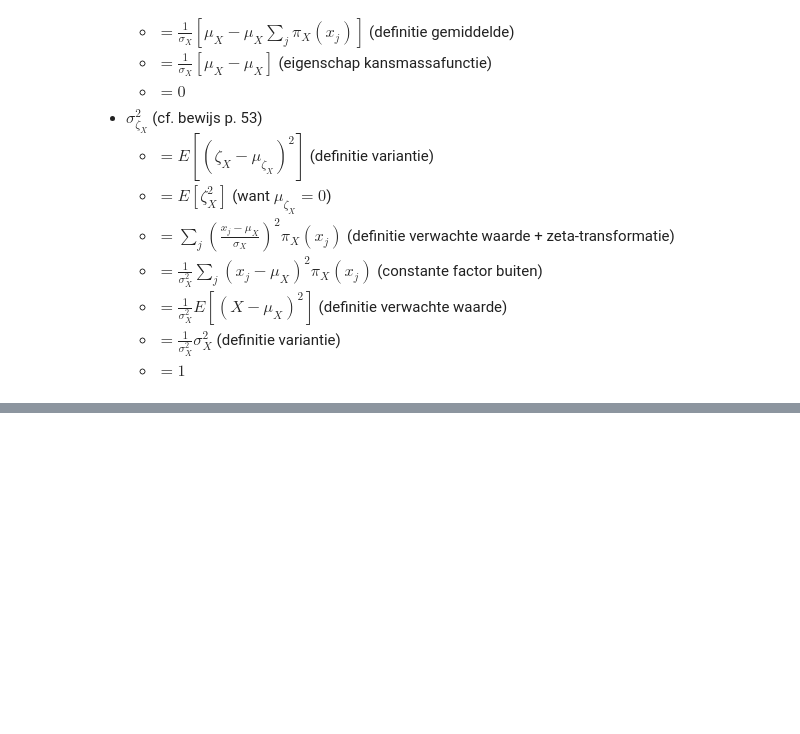
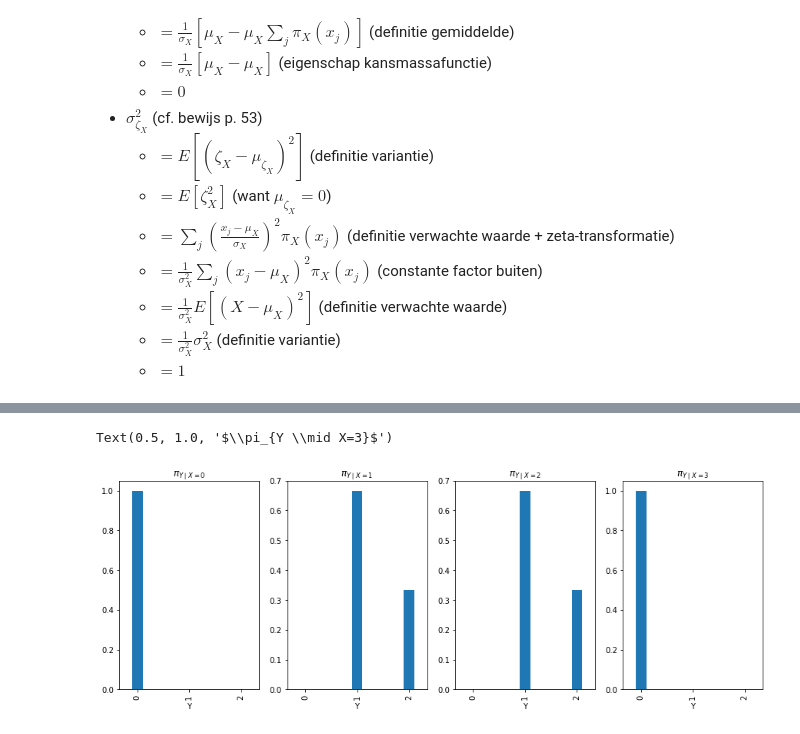
Before and after one commit to vhsven/kul-psy-stat1-oefcursus, a Jupyter notebook: stat1-inductief.ipynb, the cells around one changed output, grey strips where cells are left out. Saved outputs shown, nothing was run; the diff lists cells and outputs as text; code cells hidden in the pictures; blank space fills up the shorter version.

```diff
--- a/stat1-inductief.ipynb
+++ b/stat1-inductief.ipynb
@@ -881,0 +557,15 @@
+# %%
+df = pd.DataFrame({
+    'X': [0,1,2,3,0,1,2,3,0,1,2,3],
+    'Y': [0,0,0,0,1,1,1,1,2,2,2,2],
+    '$\pi_{Y \mid X}$': [1,0,0,1, 0,2/3,2/3,0, 0,1/3,1/3,0]
+})
+
+fig, axs = plt.subplots(1, 4, figsize=(15, 5))
+df[df['X'] == 0].drop('X', axis=1).plot(ax=axs[0], kind='bar', width=0.2, x='Y', legend=None).set_title('$\pi_{Y \mid X=0}$')
+df[df['X'] == 1].drop('X', axis=1).plot(ax=axs[1], kind='bar', width=0.2, x='Y', legend=None).set_title('$\pi_{Y \mid X=1}$')
+df[df['X'] == 2].drop('X', axis=1).plot(ax=axs[2], kind='bar', width=0.2, x='Y', legend=None).set_title('$\pi_{Y \mid X=2}$')
+df[df['X'] == 3].drop('X', axis=1).plot(ax=axs[3], kind='bar', width=0.2, x='Y', legend=None).set_title('$\pi_{Y \mid X=3}$')
+# %% [output]
+Text(0.5, 1.0, '$\\pi_{Y \\mid X=3}$')
+[figure, added]
```
Also changed, not shown: parts of 30 cells of this notebook.
